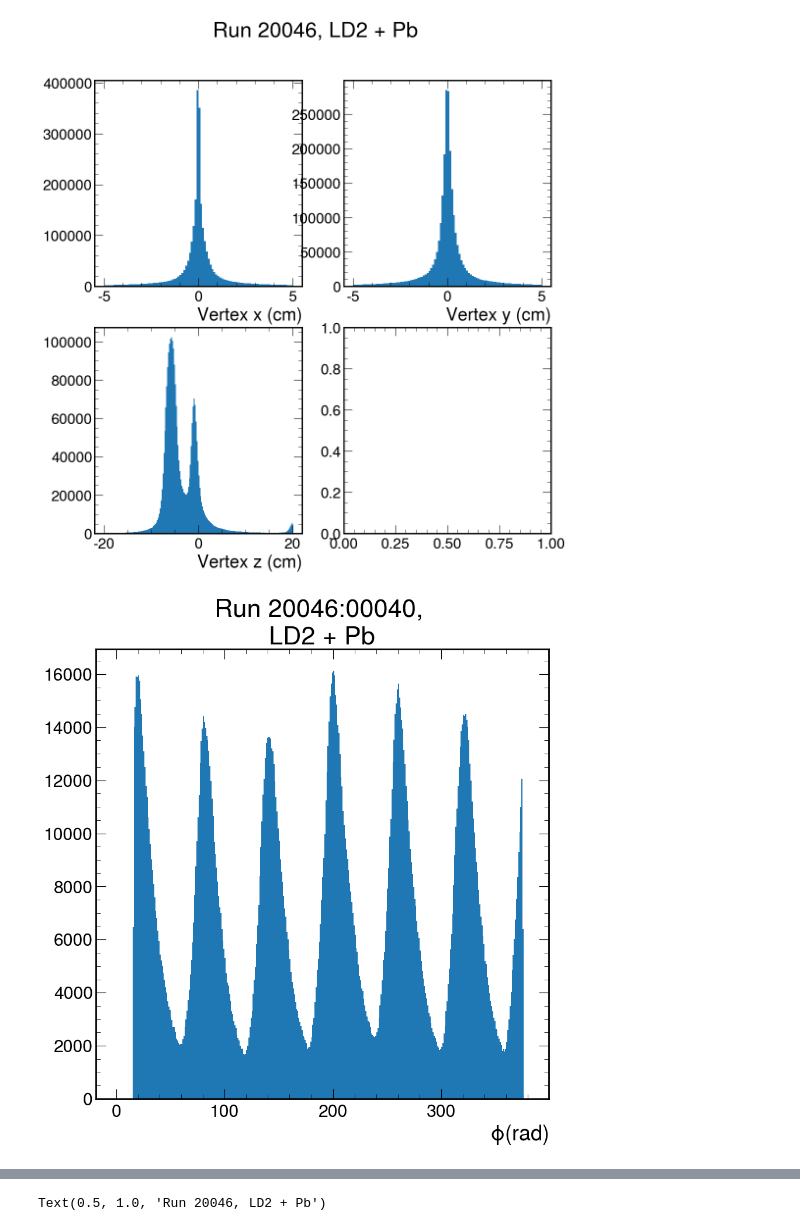
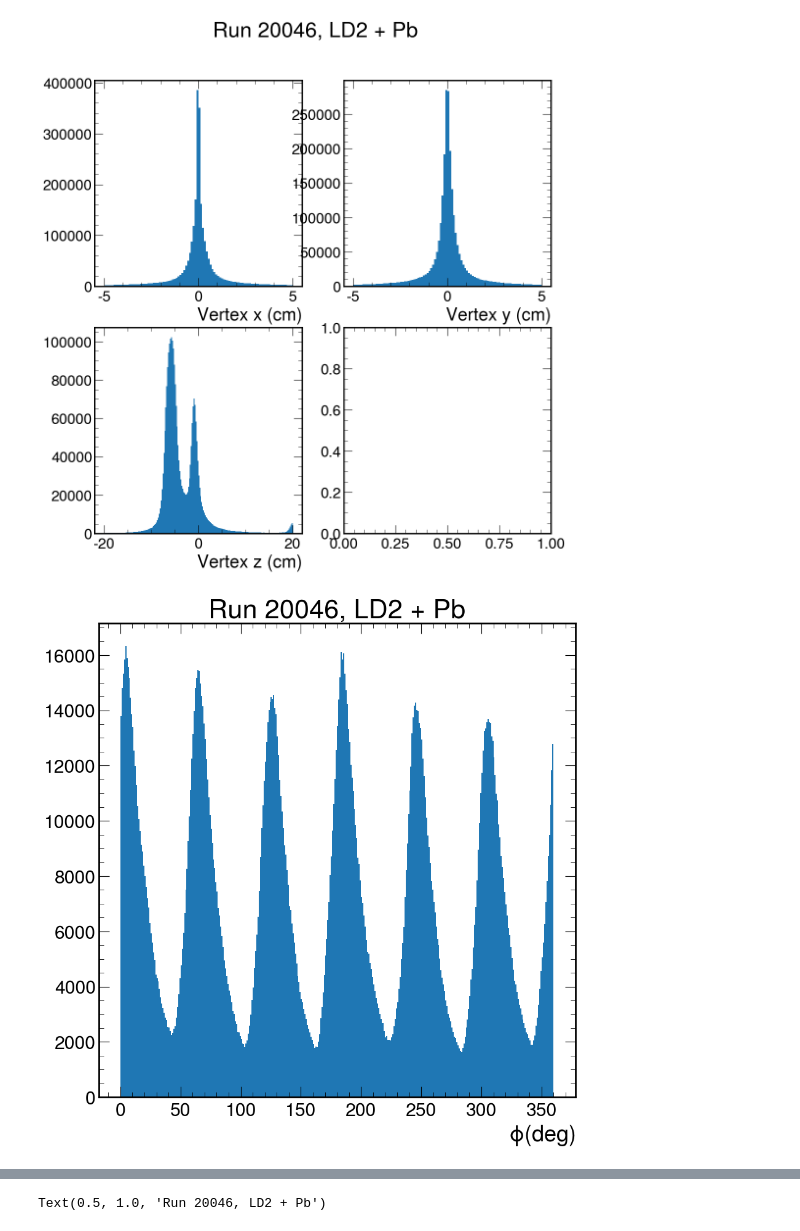
Before and after one commit to sebouh137/clas12-rge-analysis, a Jupyter notebook: analysis/RGE_tuple_analysis.ipynb, the cells around one changed output, grey strips where cells are left out. Drawn from its saved outputs; the diff is of its cells as text; code cells hidden in the pictures.

Commit message:
Corrected mistake in radians to degrees conversion

```diff
--- a/analysis/RGE_tuple_analysis.ipynb
+++ b/analysis/RGE_tuple_analysis.ipynb
@@ -44,21 +44,22 @@ ax3.set_xlabel("Vertex z (cm)")
 Text(1, 0, 'Vertex z (cm)')
 [figure]
 # %%
-phi = branches["phi"][electron_cut] + np.pi
-phi_degrees = phi * 180/np.pi + 15.5
-plt.hist(phi_degrees, bins = 380, range=(0,380))
-plt.xlabel("$\phi (rad)$")
-plt.title("Run 20046:00040, \nLD2 + Pb")
+phi = np.asarray(branches["phi"][electron_cut]) # in range [-pi, pi]
+phi_degrees = (phi) * 180/np.pi
+phi_degrees[phi_degrees<0] += 360
+plt.hist(phi_degrees, bins = 360, range=(0,360))
+plt.xlabel("$\phi (deg)$")
+plt.title("Run 20046, LD2 + Pb")
 sector_1_cut = (phi_degrees > 360) | (phi_degrees < 60)
 sector_2_cut = (phi_degrees > 60) & (phi_degrees < 120)
 sector_3_cut = (phi_degrees > 120) & (phi_degrees < 180)
 sector_4_cut = (phi_degrees > 180) & (phi_degrees < 240)
 sector_5_cut = (phi_degrees > 240) & (phi_degrees < 300)
 sector_6_cut = (phi_degrees > 300) & (phi_degrees < 360)
 sector_cuts = [sector_1_cut, sector_2_cut, sector_3_cut, sector_4_cut, sector_5_cut, sector_6_cut]
 sector_titles = ["Sector 1", "Sector 2","Sector 3", "Sector 4", "Sector 5", "Sector 6"]
 # %% [output]
-[figure, old version]
+[figure, new version]
 # %%
 electron_vertex_z = branches["v_z"][electron_cut]
 # %%
```
Also changed, not shown: parts of 1 cell of this notebook.
